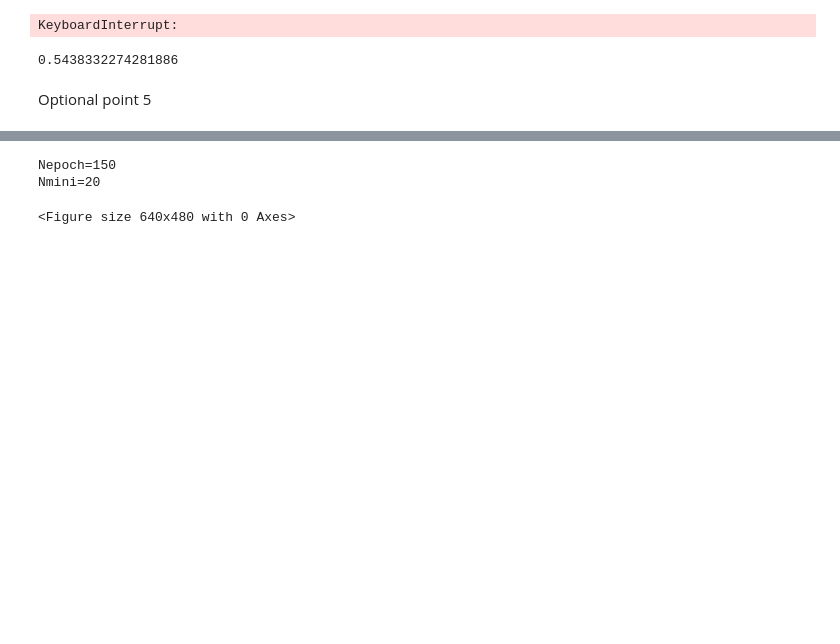
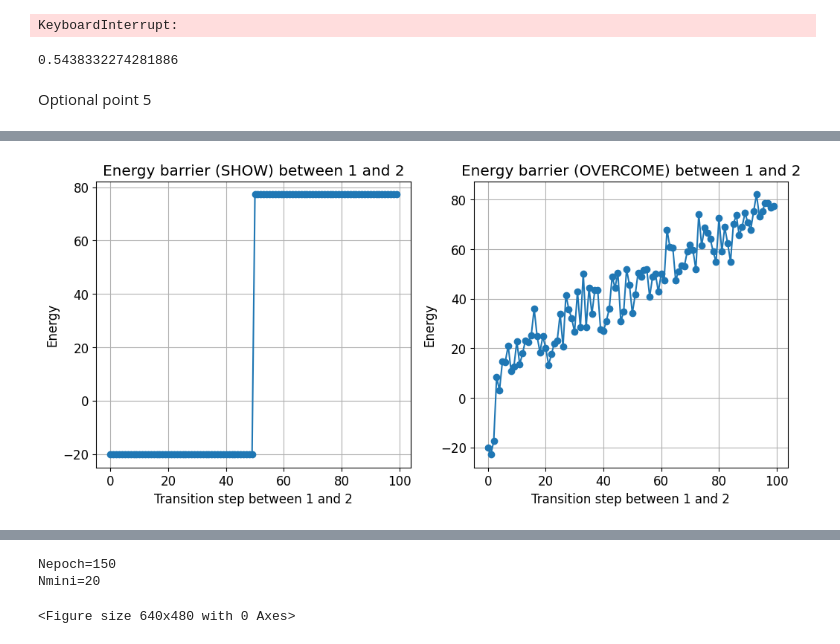
Before and after one commit to FrancescoLR02/LCP-Mod-B-Exercises, a Jupyter notebook: ex2_RBM/RBM_2025_MNIST.ipynb, the cells around one changed output, grey strips where cells are left out. Cells and saved outputs as stored; diff of their text form; code cells hidden in the pictures; blank space fills up the shorter version.

Commit message:
Sempre Prova transizione barriera energia

```diff
--- a/ex2_RBM/RBM_2025_MNIST.ipynb
+++ b/ex2_RBM/RBM_2025_MNIST.ipynb
@@ -671,0 +672,83 @@ plt.show()
+# %%
+# Definizione della funzione di energia in una RBM
+def energy(x, z, W, a, b):
+    return -(np.dot(x, a) + np.dot(z, b) + np.dot(x, np.dot(W , z)))
+
+W = wE[Nepoch]
+a = aE[Nepoch]
+b = bE[Nepoch]
+
+selectA = 1
+selectB = 2
+index_selectA = np.random.choice( np.where(label == selectA)[0] )
+index_selectB = np.random.choice( np.where(label == selectB)[0] )
+dataA = data[index_selectA]
+dataB = data[index_selectB]
+
+zA = CD_step(dataA,W,b)
+zB = CD_step(dataB,W,b)
+
+n_steps = 100
+energies_show = []
+energies_overcome = []
+intermediate_images_show = []
+intermediate_images_overcome = []
+
+for alpha in np.linspace(0, 1, n_steps):
+    # PART OVERCOME BARRIER
+    x_intermediate_overcome = np.zeros(D)
+    for i in range(D):
+        if np.random.uniform() > alpha:
+            x_intermediate_overcome[i] = dataA[i]
+        else:
+            x_intermediate_overcome[i] = dataB[i]
+    z_intermediate_overcome = CD_step(x_intermediate_overcome, W, b)
+    E_overcome = energy(x_intermediate_overcome, z_intermediate_overcome, W, a, b)
+    energies_overcome.append(E_overcome)
+    intermediate_images_overcome.append(x_intermediate_overcome.reshape(28, 28))
+
+    # PART SHOW BARRIER
+    x_intermediate_show = (1 - alpha) * dataA + alpha * dataB
+    x_intermediate_show = (x_intermediate_show > 0.5).astype(int)
+    z_intermediate_show = CD_step(x_intermediate_show, W, b)
+    E_show = energy(x_intermediate_show, z_intermediate_show, W, a, b)
+    energies_show.append(E_show)
+    intermediate_images_show.append(x_intermediate_show.reshape(28, 28))
+
+# Creazione di due figure affiancate
+fig, axes = plt.subplots(1, 2, figsize=(12, 5))
+
+# Grafico PART SHOW BARRIER
+axes[0].plot(range(n_steps), energies_show, marker='o')
+axes[0].set_xlabel(f"Transition step between {selectA} and {selectB}")
+axes[0].set_ylabel("Energy")
+axes[0].set_title(f"Energy barrier (SHOW) between {selectA} and {selectB}")
+axes[0].grid()
+
+# Grafico PART OVERCOME BARRIER
+axes[1].plot(range(n_steps), energies_overcome, marker='o')
+axes[1].set_xlabel(f"Transition step between {selectA} and {selectB}")
+axes[1].set_ylabel("Energy")
+axes[1].set_title(f"Energy barrier (OVERCOME) between {selectA} and {selectB}")
+axes[1].grid()
+
+plt.show()
+
+# Mostra immagini PART SHOW BARRIER
+show_inter_steps = 5
+
+fig, axesTrans = plt.subplots(1, 2, figsize=(12, 5))
+fig, axes = plt.subplots(1, show_inter_steps, figsize=(10, 2))
+for i, ax in enumerate(axes):
+    ax.imshow(intermediate_images_show[i * (n_steps // show_inter_steps)], cmap='gray')
+    ax.axis('off')
+plt.show()
+
+# Mostra immagini PART OVERCOME BARRIER
+fig, axes = plt.subplots(1, show_inter_steps, figsize=(10, 2))
+for i, ax in enumerate(axes):
+    ax.imshow(intermediate_images_overcome[i * (n_steps // show_inter_steps)], cmap='gray')
+    ax.axis('off')
+plt.show()
+# %% [output]
+[figure, added]
```
Also changed, not shown: parts of 2 cells of this notebook.
